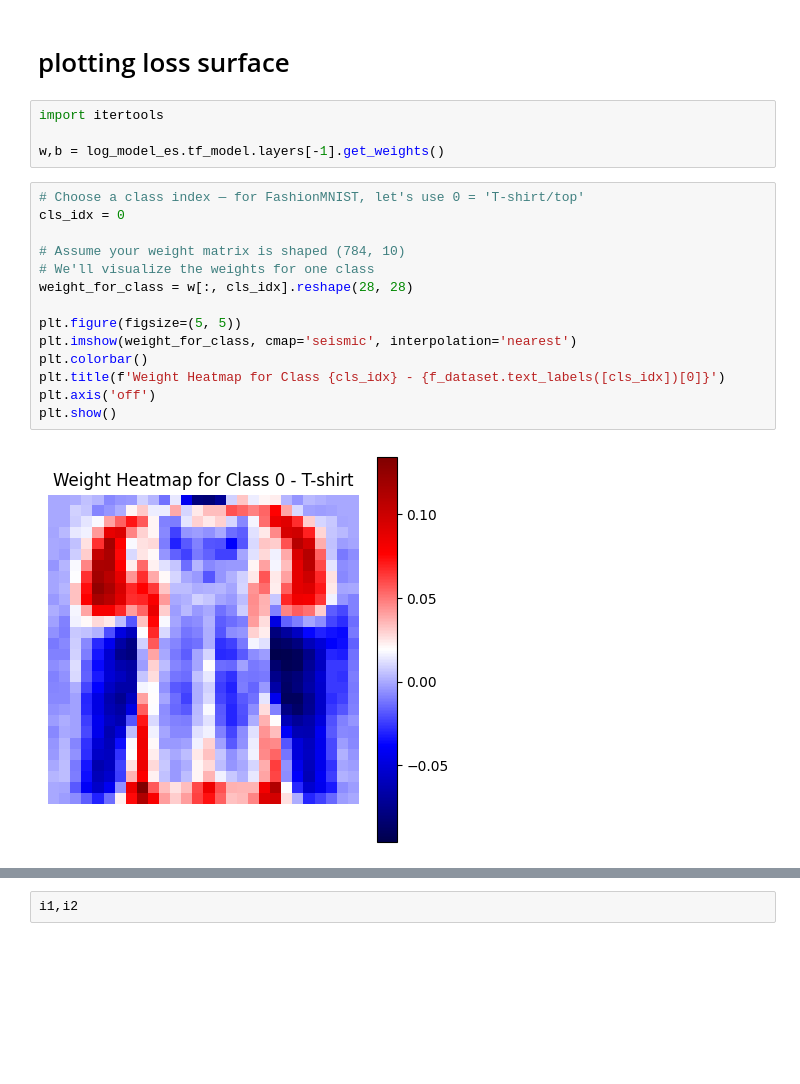
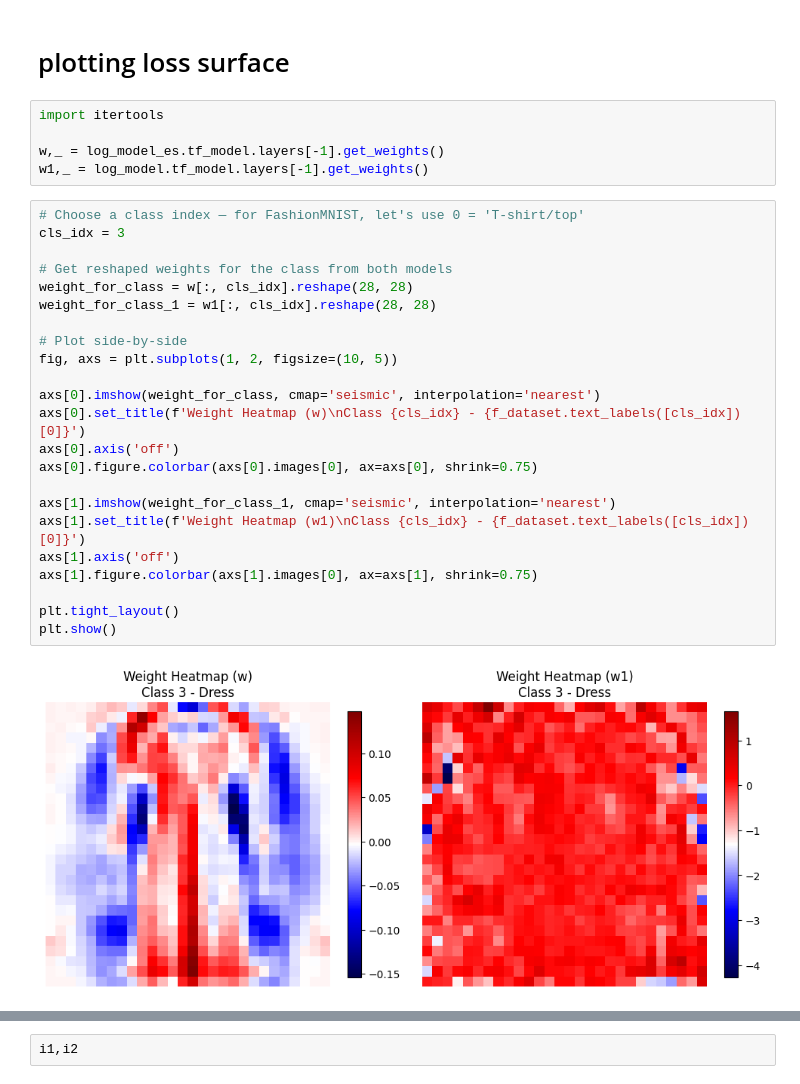
Before and after one commit to Salekin-13/intro-to-ml-basics, a Jupyter notebook: test_book.ipynb, the cells around one changed output, grey strips where cells are left out. Drawn from its saved outputs; the diff is of its cells as text; blank space fills up the shorter version.

Commit message:
comparison between the non-regularized and regularized model

```diff
--- a/test_book.ipynb
+++ b/test_book.ipynb
@@ -315,23 +315,33 @@ Test Accuracy of Overfitted model: 79.71%
 # %%
 import itertools
 
-w,b = log_model_es.tf_model.layers[-1].get_weights()
+w,_ = log_model_es.tf_model.layers[-1].get_weights()
+w1,_ = log_model.tf_model.layers[-1].get_weights()
 # %%
 # Choose a class index — for FashionMNIST, let's use 0 = 'T-shirt/top'
-cls_idx = 0
+cls_idx = 3
 
-# Assume your weight matrix is shaped (784, 10)
-# We'll visualize the weights for one class
+# Get reshaped weights for the class from both models
 weight_for_class = w[:, cls_idx].reshape(28, 28)
+weight_for_class_1 = w1[:, cls_idx].reshape(28, 28)
 
-plt.figure(figsize=(5, 5))
-plt.imshow(weight_for_class, cmap='seismic', interpolation='nearest')
-plt.colorbar()
-plt.title(f'Weight Heatmap for Class {cls_idx} - {f_dataset.text_labels([cls_idx])[0]}')
-plt.axis('off')
+# Plot side-by-side
+fig, axs = plt.subplots(1, 2, figsize=(10, 5))
+
+axs[0].imshow(weight_for_class, cmap='seismic', interpolation='nearest')
+axs[0].set_title(f'Weight Heatmap (w)\nClass {cls_idx} - {f_dataset.text_labels([cls_idx])[0]}')
+axs[0].axis('off')
+axs[0].figure.colorbar(axs[0].images[0], ax=axs[0], shrink=0.75)
+
+axs[1].imshow(weight_for_class_1, cmap='seismic', interpolation='nearest')
+axs[1].set_title(f'Weight Heatmap (w1)\nClass {cls_idx} - {f_dataset.text_labels([cls_idx])[0]}')
+axs[1].axis('off')
+axs[1].figure.colorbar(axs[1].images[0], ax=axs[1], shrink=0.75)
+
+plt.tight_layout()
 plt.show()
 # %% [output]
-[figure, old version]
+[figure, new version]
 # %%
 # Get the most "influential" input pixels for this class
 flat_weights = w[:, cls_idx]
```
Also changed, not shown: parts of 8 cells of this notebook, 1 other file.
